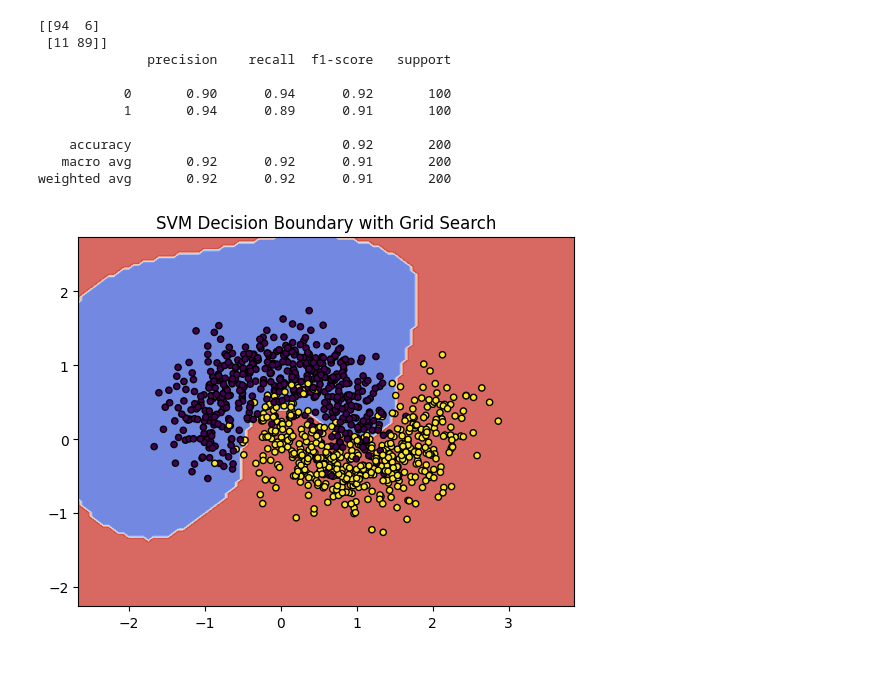
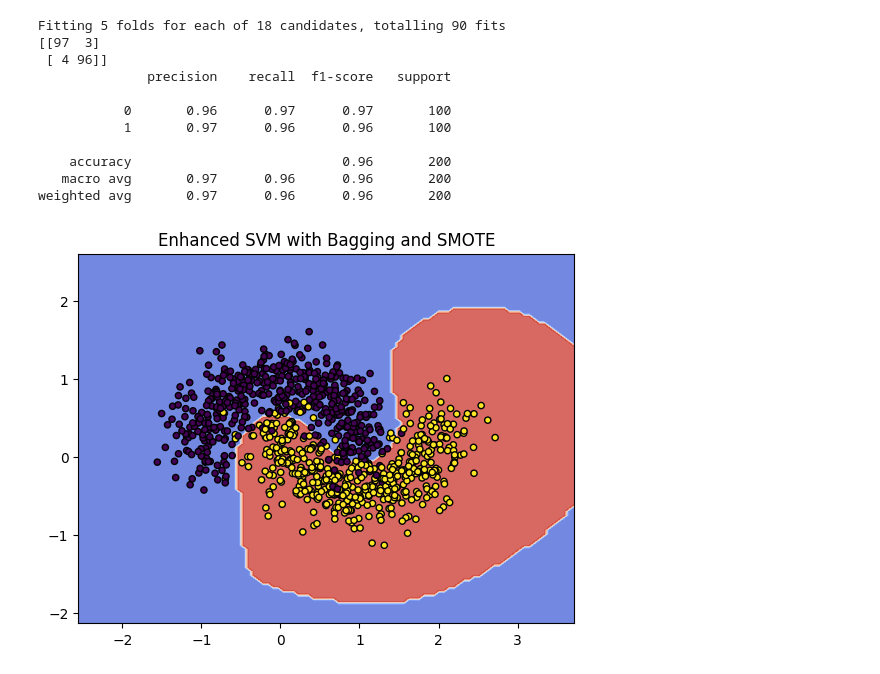
Before and after one commit to Abinayasankar-co/Hybrid_rag, a Jupyter notebook: SVM.ipynb, the cells around one changed output. Drawn from its saved outputs; the diff is of its cells as text; code cells hidden in the pictures.

Commit message:
SVM enhanced imbalance of training data
The SMOTE is implemented ad Bagging also to enhance the classification and the accuracy have been jumped to 5 % extra

```diff
--- a/SVM.ipynb
+++ b/SVM.ipynb
@@ -13,9 +15,4 @@ from sklearn.pipeline import Pipeline
 # %%
-X, y = make_moons(n_samples=1000, noise=0.3, random_state=42)
-
-X_train, X_test, y_train, y_test = train_test_split(X, y, test_size=0.2, random_state=42)
-
-pipeline = Pipeline([
-    ("scaler", StandardScaler()),
-    ("svm", SVC())
-])
+X, y = make_moons(n_samples=1000, noise=0.25, random_state=42)
+X_resampled, y_resampled = SMOTE().fit_resample(X, y)
+X_train, X_test, y_train, y_test = train_test_split(X_resampled, y_resampled, test_size=0.2, random_state=42)
@@ -41,28 +19,47 @@ GridSearchCV(cv=5,
+# %%
+#Scikitlearn Pipeline for Evaluation
+base_svc = Pipeline([
+    ("scaler", RobustScaler()),
+    ("svm", SVC(probability=True))
+])
+# %%
+#Bagging and Hyperparameter Tuning
+bagged_model = BaggingClassifier(estimator=base_svc, n_estimators=10, max_samples=0.8, random_state=42)
+
+param_grid = {
+    "estimator__svm__C": [0.1, 1, 10],
+    "estimator__svm__gamma": [0.01, 0.1, 1],
+    "estimator__svm__kernel": ["rbf", "poly"]
+}
 # %%
+grid_search = GridSearchCV(bagged_model, param_grid, cv=5, verbose=1, n_jobs=-1)
+grid_search.fit(X_train, y_train)
+
 y_pred = grid_search.predict(X_test)
 print(confusion_matrix(y_test, y_pred))
 print(classification_report(y_test, y_pred))
 # %% [output]
-[[94  6]
- [11 89]]
+Fitting 5 folds for each of 18 candidates, totalling 90 fits
+[[97  3]
+ [ 4 96]]
               precision    recall  f1-score   support
 
-           0       0.90      0.94      0.92       100
-           1       0.94      0.89      0.91       100
+           0       0.96      0.97      0.97       100
+           1       0.97      0.96      0.96       100
 
-    accuracy                           0.92       200
-   macro avg       0.92      0.92      0.91       200
-weighted avg       0.92      0.92      0.91       200
+    accuracy                           0.96       200
+   macro avg       0.97      0.96      0.96       200
+weighted avg       0.97      0.96      0.96       200
 # %%
 DecisionBoundaryDisplay.from_estimator(
     grid_search.best_estimator_,
     X,
     response_method="predict",
     cmap=plt.cm.coolwarm,
     alpha=0.8
 )
 plt.scatter(X[:, 0], X[:, 1], c=y, s=20, edgecolors='k')
-plt.title("SVM Decision Boundary with Grid Search")
+plt.title("Enhanced SVM with Bagging and SMOTE")
 plt.show()
 # %% [output]
-[figure, old version]
+[figure, new version]
```
Also changed, not shown: parts of 3 cells of this notebook.
